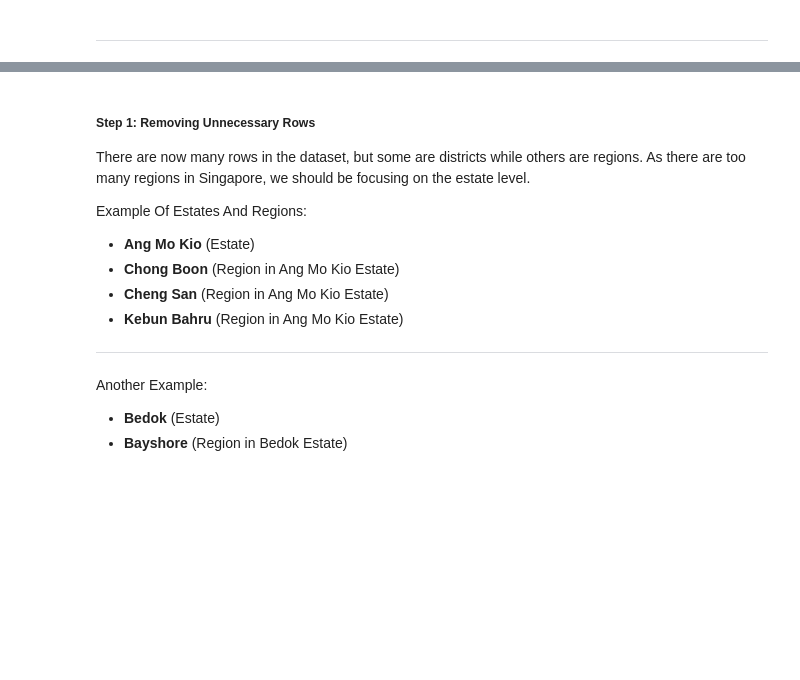
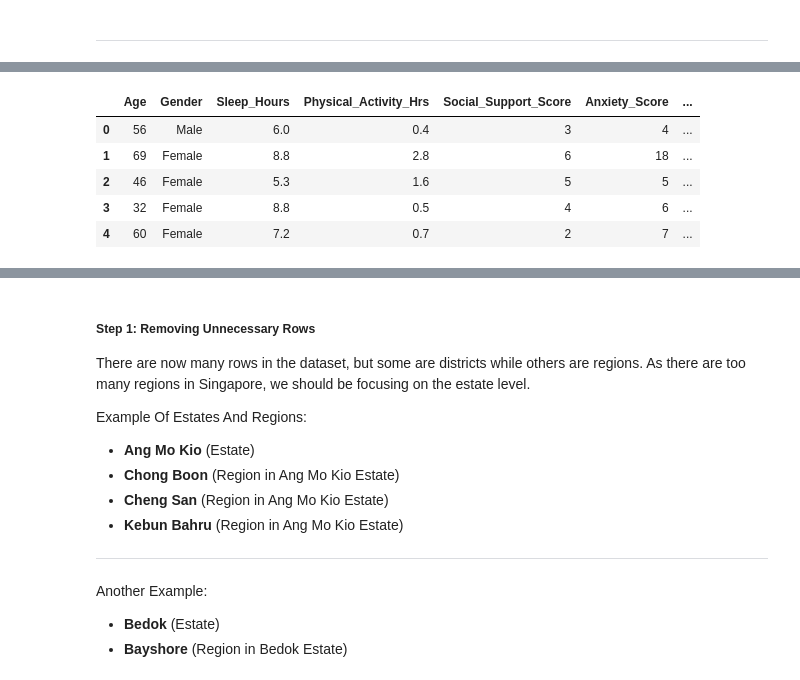
Before and after one commit to tadamaen/DSA4262, a Jupyter notebook: DSA4262 Individual Assignment 1/DSA4262 Individual Assignment 1.ipynb, the cells around one changed output, grey strips where cells are left out. Saved outputs shown, nothing was run; the diff lists cells and outputs as text; code cells hidden in the pictures; blank space fills up the shorter version.

```diff
--- a/DSA4262 Individual Assignment 1/DSA4262 Individual Assignment 1.ipynb
+++ b/DSA4262 Individual Assignment 1/DSA4262 Individual Assignment 1.ipynb
@@ -424,0 +475,13 @@ daly_contribution.head()
+# %%
+# Remove specified columns from the dataset
+columns_to_remove = ['Education_Level', 'Employment_Status', 'Medication_Use']
+depression_reasons_data = depression_reasons_data.drop(columns=columns_to_remove)
+
+depression_reasons_data.head()
+# %% [output]
+|  | Age | Gender | Sleep_Hours | Physical_Activity_Hrs | Social_Support_Score | Anxiety_Score | ... |
+| 0 | 56 | Male | 6.0 | 0.4 | 3 | 4 | ... |
+| 1 | 69 | Female | 8.8 | 2.8 | 6 | 18 | ... |
+| 2 | 46 | Female | 5.3 | 1.6 | 5 | 5 | ... |
+| 3 | 32 | Female | 8.8 | 0.5 | 4 | 6 | ... |
+| 4 | 60 | Female | 7.2 | 0.7 | 2 | 7 | ... |
```
Also changed, not shown: parts of 50 cells of this notebook.
